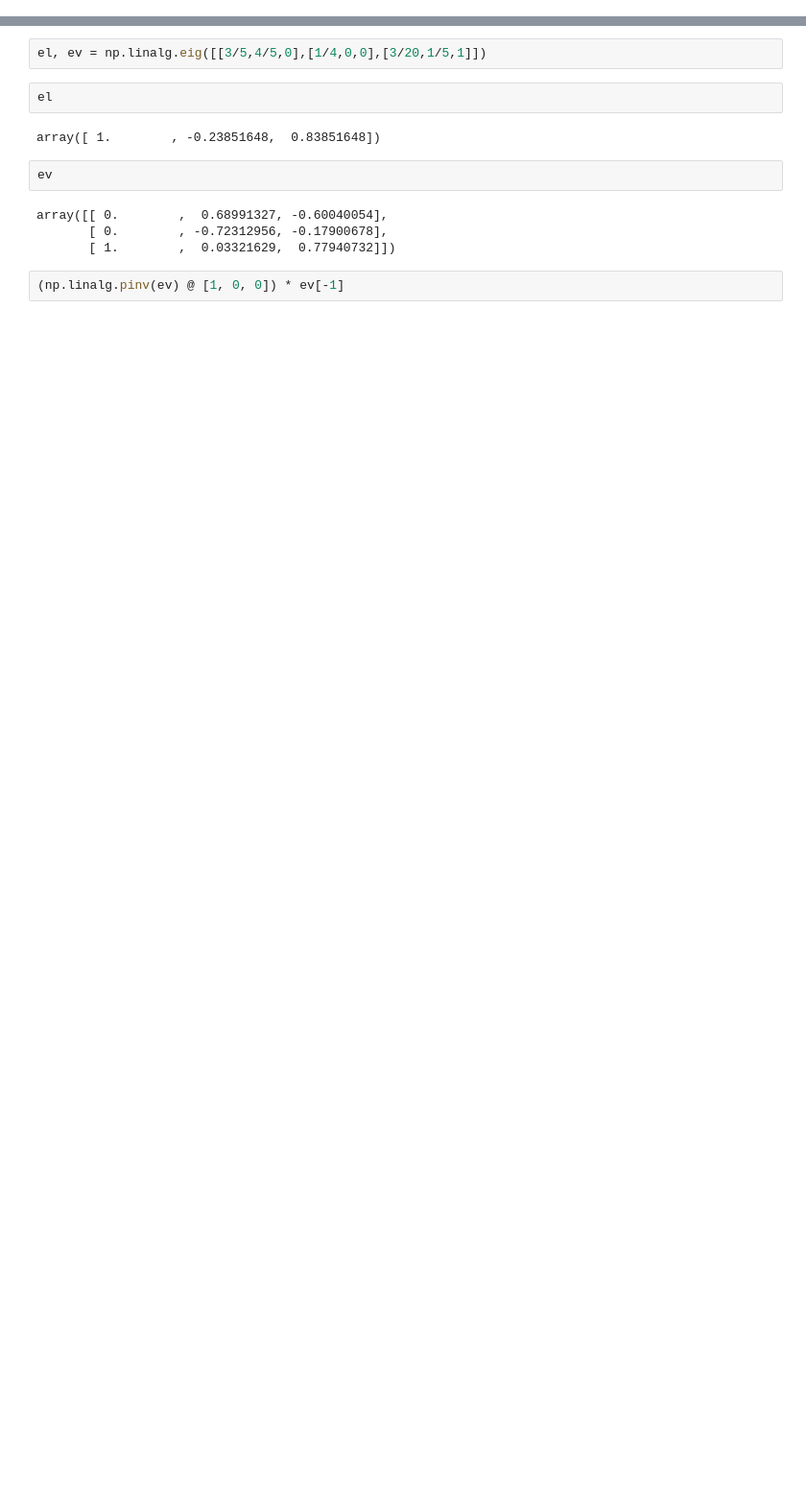
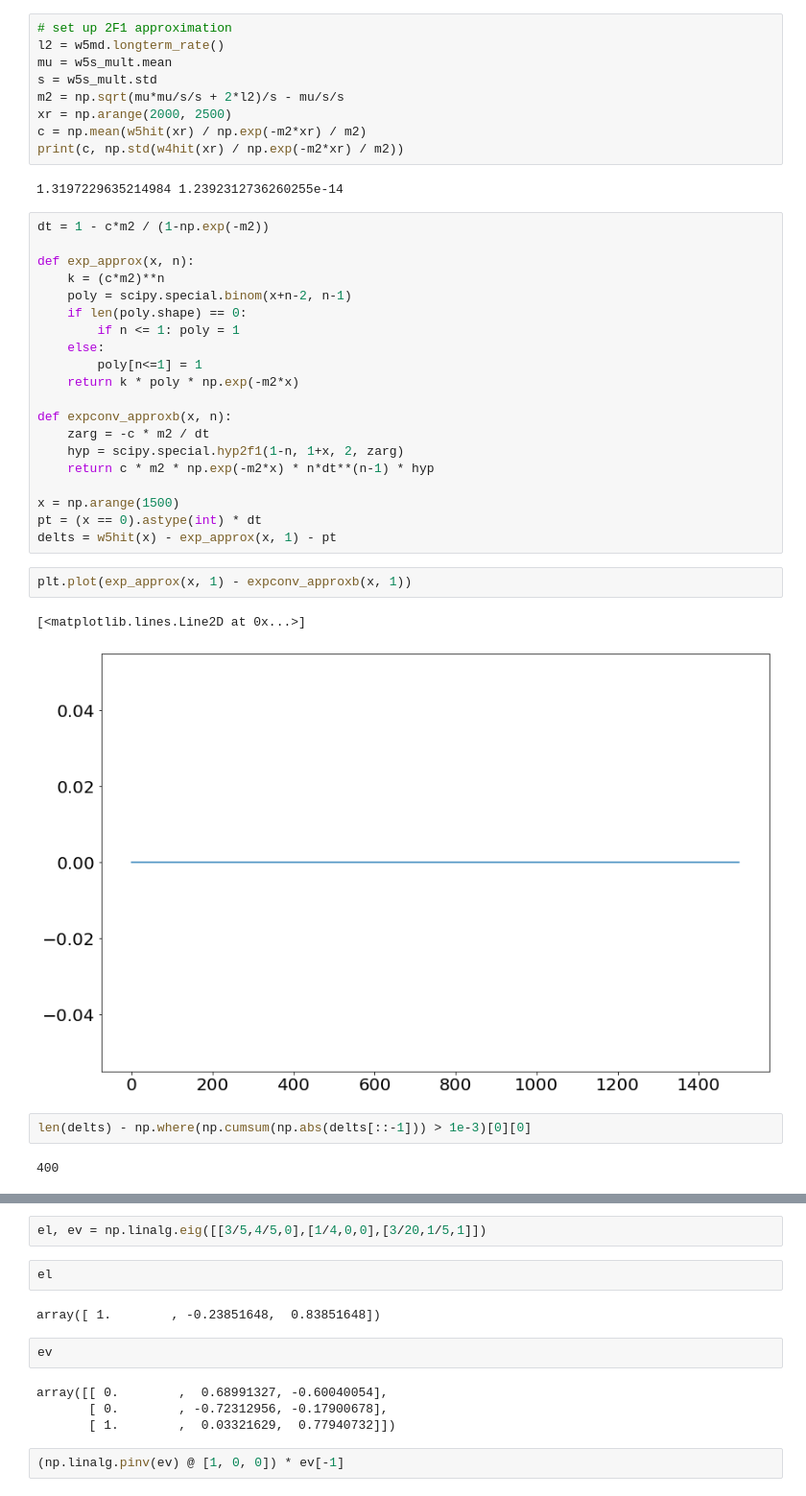
Before and after one commit to tooflesswulf/GenshinWishStats, a Jupyter notebook: wish_plots.ipynb, the cells around one changed output, grey strips where cells are left out. Shown at 96% size. Drawn from its saved outputs; the diff is of its cells as text; blank space fills up the shorter version.

```diff
--- a/wish_plots.ipynb
+++ b/wish_plots.ipynb
@@ -16,0 +82,40 @@ import distr
+# %%
+# set up 2F1 approximation
+l2 = w5md.longterm_rate()
+mu = w5s_mult.mean
+s = w5s_mult.std
+m2 = np.sqrt(mu*mu/s/s + 2*l2)/s - mu/s/s
+xr = np.arange(2000, 2500)
+c = np.mean(w5hit(xr) / np.exp(-m2*xr) / m2)
+print(c, np.std(w4hit(xr) / np.exp(-m2*xr) / m2))
+# %% [output]
+1.3197229635214984 1.2392312736260255e-14
+# %%
+dt = 1 - c*m2 / (1-np.exp(-m2))
+
+def exp_approx(x, n):
+    k = (c*m2)**n
+    poly = scipy.special.binom(x+n-2, n-1)
+    if len(poly.shape) == 0:
+        if n <= 1: poly = 1
+    else:
+        poly[n<=1] = 1
+    return k * poly * np.exp(-m2*x)
+
+def expconv_approxb(x, n):
+    zarg = -c * m2 / dt
+    hyp = scipy.special.hyp2f1(1-n, 1+x, 2, zarg)
+    return c * m2 * np.exp(-m2*x) * n*dt**(n-1) * hyp
+
+x = np.arange(1500)
+pt = (x == 0).astype(int) * dt
+delts = w5hit(x) - exp_approx(x, 1) - pt
+# %%
+plt.plot(exp_approx(x, 1) - expconv_approxb(x, 1))
+# %% [output]
+[<matplotlib.lines.Line2D at 0x...>]
+[figure, added]
+# %%
+len(delts) - np.where(np.cumsum(np.abs(delts[::-1])) > 1e-3)[0][0]
+# %% [output]
+400
```
Also changed, not shown: parts of 100 cells of this notebook, 2 other files.
